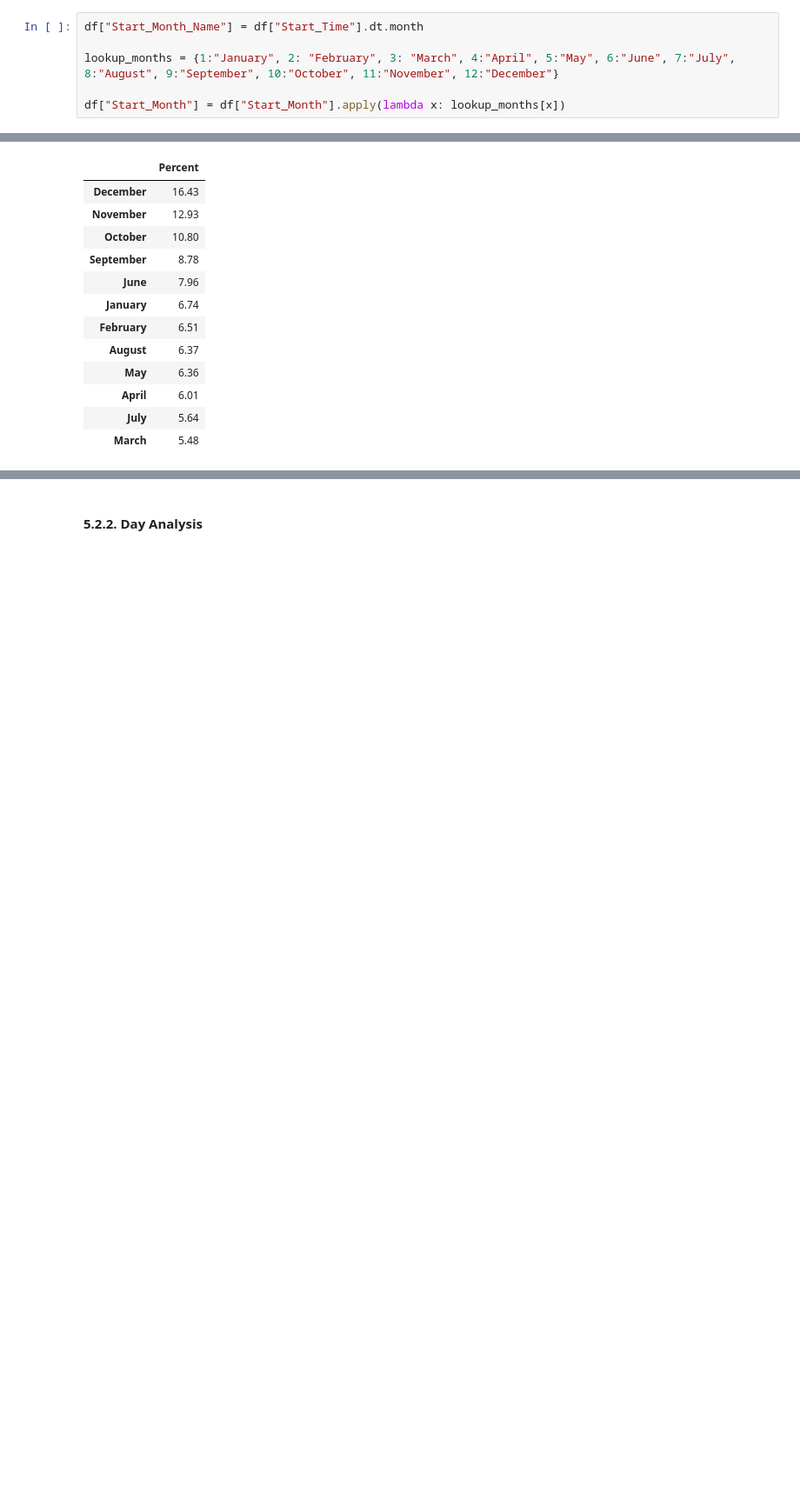
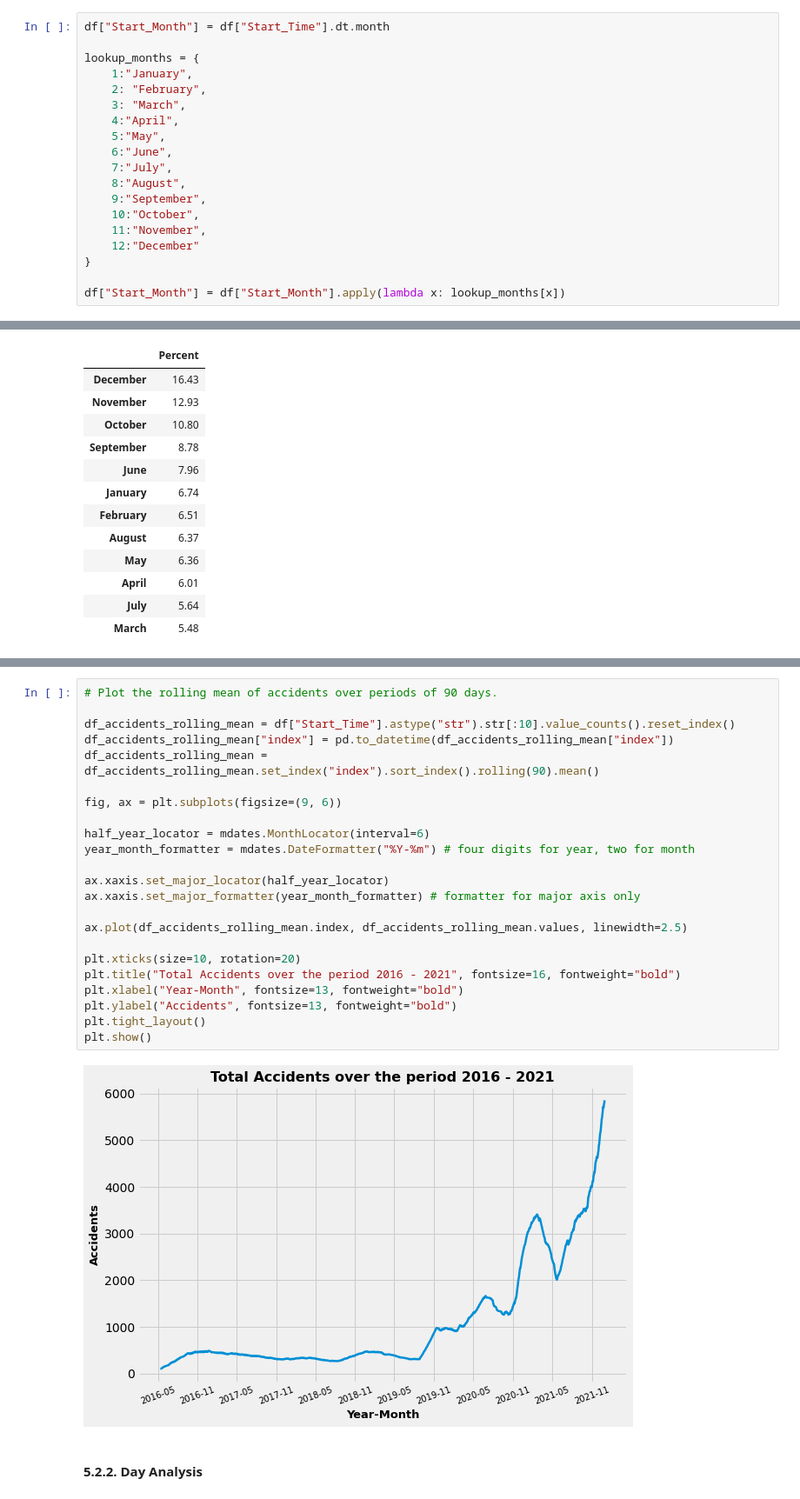
Before and after one commit to lyubol/Exploratory-Data-Analysis, a Jupyter notebook: EDA - US Accidents/US Accidents-checkpoint.ipynb, the cells around one changed output, grey strips where cells are left out. Shown at 87% size. Drawn from its saved outputs; the diff is of its cells as text; blank space fills up the shorter version.

Commit message:
Added visualizations to the Time Analysis section

```diff
--- a/EDA - US Accidents/US Accidents-checkpoint.ipynb
+++ b/EDA - US Accidents/US Accidents-checkpoint.ipynb
@@ -678,9 +679,22 @@ plt.show()
 # %% [markdown]
 INSIGHT: The car accidents are increasing towards the end of the year. About 40% of the car accidents happened in the last three months of the year - October, November, December.
 # %%
-df["Start_Month_Name"] = df["Start_Time"].dt.month
+df["Start_Month"] = df["Start_Time"].dt.month
 
-lookup_months = {1:"January", 2: "February", 3: "March", 4:"April", 5:"May", 6:"June", 7:"July", 8:"August", 9:"September", 10:"October", 11:"November", 12:"December"}
+lookup_months = {
+    1:"January",
+    2: "February",
+    3: "March",
+    4:"April",
+    5:"May",
+    6:"June",
+    7:"July",
+    8:"August",
+    9:"September",
+    10:"October",
+    11:"November",
+    12:"December"
+}
 
 df["Start_Month"] = df["Start_Month"].apply(lambda x: lookup_months[x])
 # %%
@@ -740,3 +724,28 @@ df[["Start_Month", "Start_Year"]].merge(df_lookup_months, left_on="Start_Month",
+# %%
+# Plot the rolling mean of accidents over periods of 90 days.
+
+df_accidents_rolling_mean = df["Start_Time"].astype("str").str[:10].value_counts().reset_index()
+df_accidents_rolling_mean["index"] = pd.to_datetime(df_accidents_rolling_mean["index"])
+df_accidents_rolling_mean = df_accidents_rolling_mean.set_index("index").sort_index().rolling(90).mean()
+
+fig, ax = plt.subplots(figsize=(9, 6))
+
+half_year_locator = mdates.MonthLocator(interval=6)
+year_month_formatter = mdates.DateFormatter("%Y-%m") # four digits for year, two for month
+
+ax.xaxis.set_major_locator(half_year_locator)
+ax.xaxis.set_major_formatter(year_month_formatter) # formatter for major axis only
+
+ax.plot(df_accidents_rolling_mean.index, df_accidents_rolling_mean.values, linewidth=2.5)
+
+plt.xticks(size=10, rotation=20)
+plt.title("Total Accidents over the period 2016 - 2021", fontsize=16, fontweight="bold")
+plt.xlabel("Year-Month", fontsize=13, fontweight="bold")
+plt.ylabel("Accidents", fontsize=13, fontweight="bold")
+plt.tight_layout()
+plt.show()
+# %% [output]
+[figure, added]
 # %% [markdown]
 #### 5.2.2. Day Analysis
 # %% [markdown]
```
Also changed, not shown: parts of 8 cells of this notebook.
